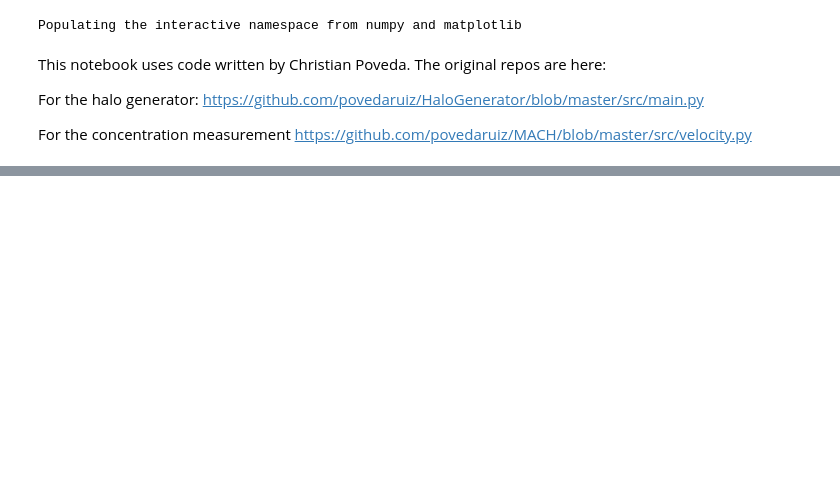
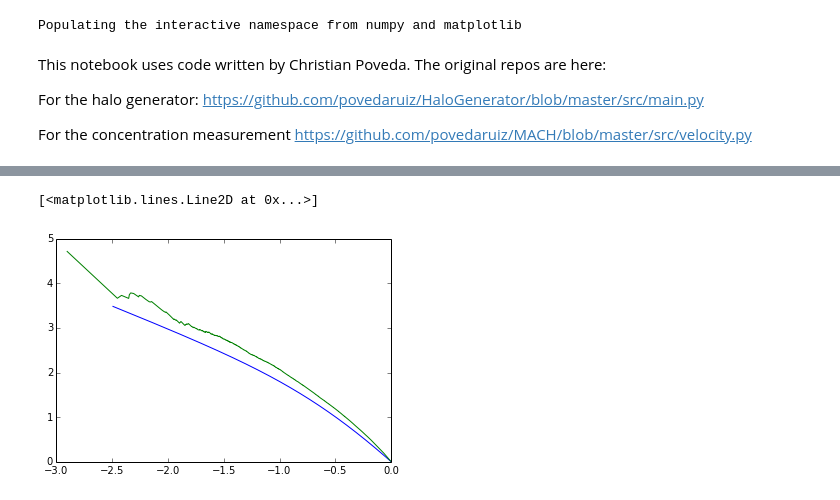
Before and after one commit to forero/TriaxialHalo, a Jupyter notebook: concentration.ipynb, the cells around one changed output, grey strips where cells are left out. Saved outputs shown, nothing was run; the diff lists cells and outputs as text; code cells hidden in the pictures; blank space fills up the shorter version.

```diff
--- a/concentration.ipynb
+++ b/concentration.ipynb
@@ -62,3 +68,9 @@ print conc_B
+# %%
+plot(log10(radius_A), log10(mass_tot/(radius_A+1E-10)**3))
+plot(log10(radius_B), log10(mass_tot/(radius_B+1E-10)**3))
+# %% [output]
+[<matplotlib.lines.Line2D at 0x...>]
+[figure, added]
 # %%
 plot(radius_A,velocity_A)
 plot(radius_B,velocity_B)
```
Also changed, not shown: parts of 10 cells of this notebook.
